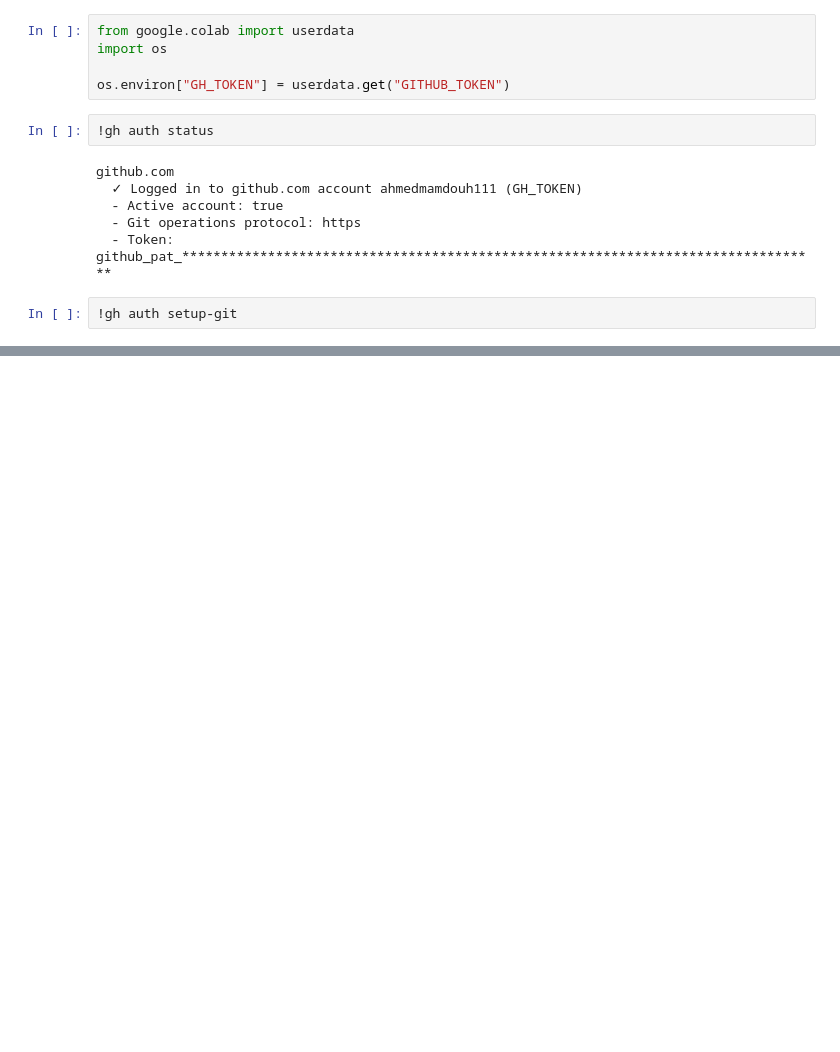
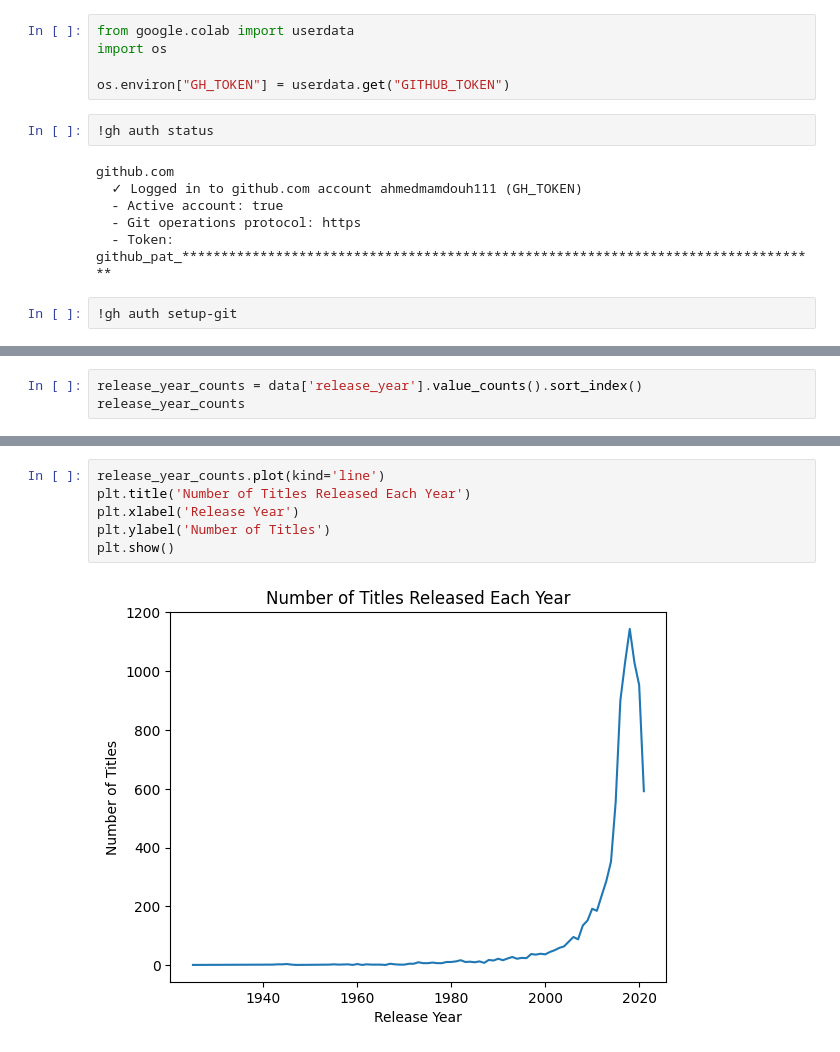
Before and after one commit to ahmedmamdouh111/Netflix-data-science-internship, a Jupyter notebook: Netflix_Data_Science_Internship.ipynb, the cells around one changed output, grey strips where cells are left out. Saved outputs shown, nothing was run; the diff lists cells and outputs as text; blank space fills up the shorter version.

```diff
--- a/Netflix_Data_Science_Internship.ipynb
+++ b/Netflix_Data_Science_Internship.ipynb
@@ -411,0 +527,3 @@ branch 'main' set up to track 'origin/main'.
+# %%
+release_year_counts = data['release_year'].value_counts().sort_index()
+release_year_counts
@@ -411,0 +546,8 @@ branch 'main' set up to track 'origin/main'.
+# %%
+release_year_counts.plot(kind='line')
+plt.title('Number of Titles Released Each Year')
+plt.xlabel('Release Year')
+plt.ylabel('Number of Titles')
+plt.show()
+# %% [output]
+[figure, added]
```
Also changed, not shown: parts of 45 cells of this notebook.
